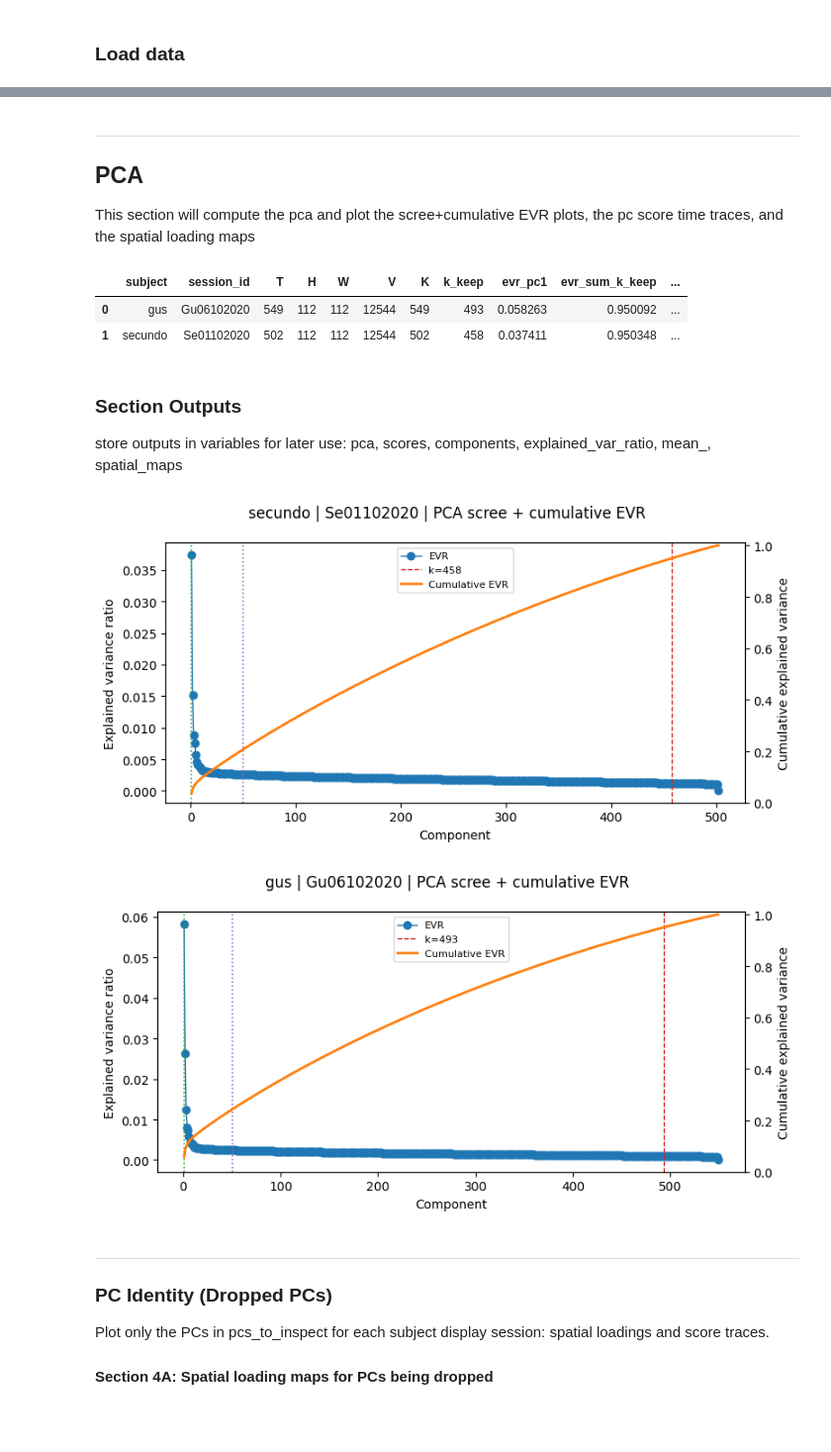
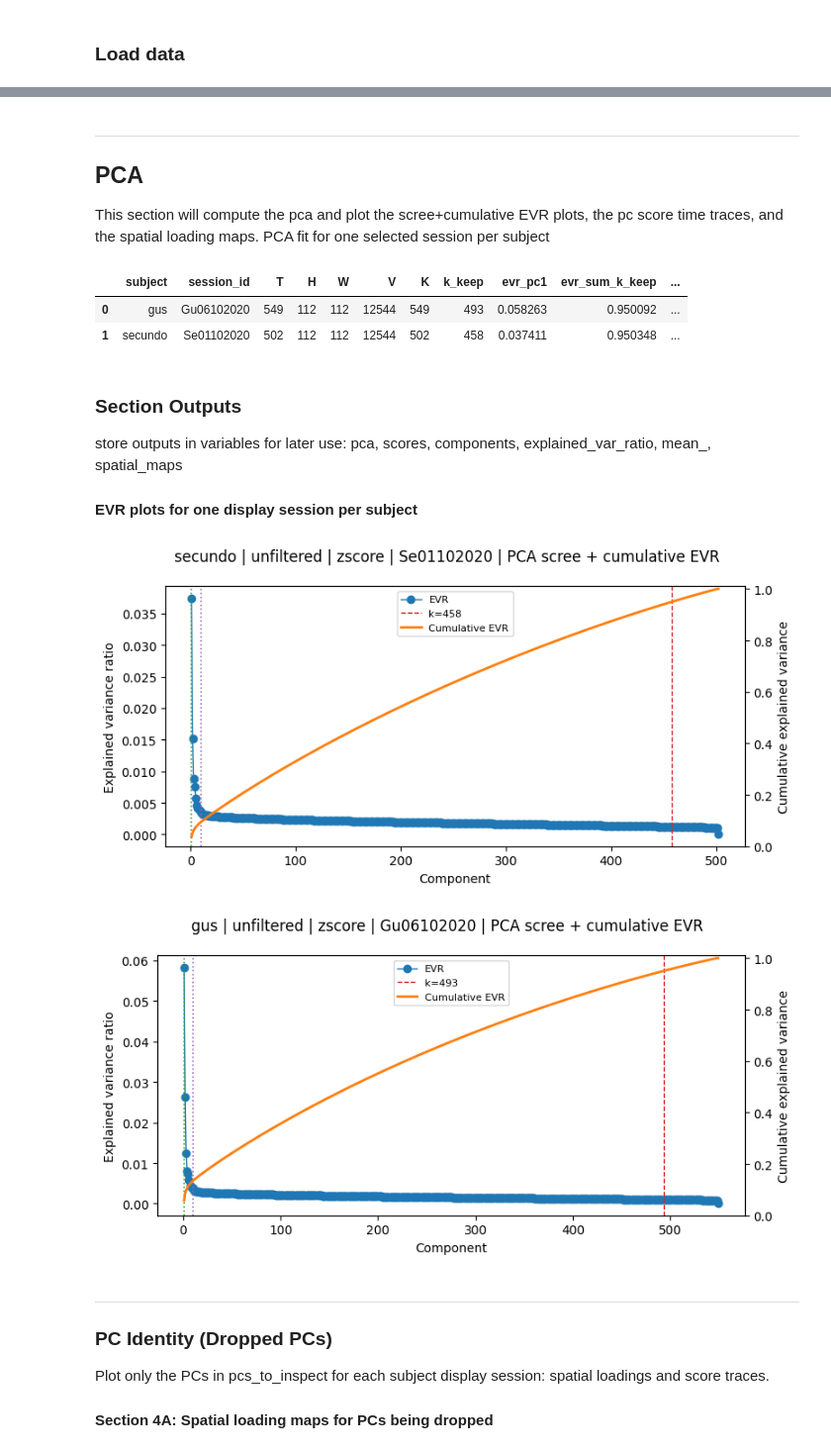
Before and after one commit to brynnhs/fUSPredict, a Jupyter notebook: code/2_exploratory_data_analysis/00_pca.ipynb, the cells around one changed output, grey strips where cells are left out. Shown at 99% size. Cells and saved outputs as stored; diff of their text form; code cells hidden in the pictures; blank space fills up the shorter version.

```diff
--- a/code/2_exploratory_data_analysis/00_pca.ipynb
+++ b/code/2_exploratory_data_analysis/00_pca.ipynb
@@ -126,11 +155,12 @@ Matplotlib backend: inline | mode=inline
 # %% [markdown]
 ### Load data
 # %%
-# Section 2: Load Data + Data Contract (all subjects, all sessions)
 sel = main_params["selection"]
-data_condition = str(sel["condition"])
-data_variant = str(sel["variant"])
-display_session_idx = int(sel["session_idx"])
+sample_cfg = main_params.get("sample_display", {})
+data_condition = str(sample_cfg.get("condition") or sel["condition"])
+data_variant = str(sample_cfg.get("variant") or sel["variant"])
+display_session_idx = int(sample_cfg.get("session_idx") if sample_cfg.get("session_idx") is not None else sel["session_idx"])
+print(f"Sample plot source -> condition={data_condition} | variant={data_variant} | session_idx={display_session_idx}")
 
 # Loads all sessions into memory (frames) for the chosen condition/variant.
 # Later plotting cells should only render one display session per subject.
@@ -277,5 +308,5 @@ Display baseline for next section: subject=secundo session=Se01102020 frames=(50
 # %% [markdown]
 ---
 ## PCA
-This section will compute the pca and plot the scree+cumulative EVR plots, the pc score time traces, and the spatial loading maps
+This section will compute the pca and plot the scree+cumulative EVR plots, the pc score time traces, and the spatial loading maps. PCA fit for one selected session per subject
 # %%
@@ -397,8 +427,9 @@ display(pca_summary_df)
 # %% [markdown]
 ### Section Outputs
 store outputs in variables for later use: pca, scores, components, explained_var_ratio, mean_, spatial_maps
+
+#### EVR plots for one display session per subject
 # %%
-# Section 3 (plots + outputs): EVR plots for one display session per subject
 SHOW_EVR_INLINE = True
 
 if SHOW_EVR_INLINE:
@@ -415,7 +446,7 @@ if SHOW_EVR_INLINE:
             r["evr"],
             r["evr_cum"],
             k_chosen=int(r["k_keep"]),
-            title=f"{subject} | {r['session_id']} | PCA scree + cumulative EVR",
+            title=f"{subject} | {data_condition} | {data_variant} | {r['session_id']} | PCA scree + cumulative EVR",
         )
 
         # Add reference lines for k_drop=1 and max tested k_drop when valid.
@@ -426,6 +457,10 @@ if SHOW_EVR_INLINE:
         if len(valid_k) > 0:
             ax.axvline(max(valid_k), color="tab:purple", ls=":", lw=1.2)
 
+        _save_fig(
+            fig,
+            f"{_slug(subject)}_{_slug(data_condition)}_{_slug(data_variant)}_{_slug(r['session_id'])}_pca_scree_evr.png",
+        )
         plt.show()
 
 # Backward-compatible aliases for downstream cells (first subject display session).
@@ -437,35 +472,35 @@ display_key = (str(first_subject), str(display_session_by_subject[first_subject]
 if display_key not in pca_results:
     raise RuntimeError(f"Display key missing in pca_results: {display_key}")
 
 _display_result = pca_results[display_key]
 
 pca = _display_result["pca_model"]
 scores = _display_result["scores"]
 components = _display_result["components"]
 explained_var_ratio = _display_result["evr"]
 mean_ = _display_result["mean_"]
 spatial_maps = _display_result["components_hw"]
 
 # Useful multi-session mappings for later sections.
 k_keep_by_session = {k: v["k_keep"] for k, v in pca_results.items()}
 valid_k_drop_by_session = {k: list(v["valid_k_drop"]) for k, v in pca_results.items()}
 
 section3_outputs = {
     "pca_results": pca_results,
     "pca_summary_df": pca_summary_df,
     "display_key": display_key,
     "k_keep_by_session": k_keep_by_session,
     "valid_k_drop_by_session": valid_k_drop_by_session,
     "pca": pca,
     "scores": scores,
     "components": components,
     "explained_var_ratio": explained_var_ratio,
     "mean_": mean_,
     "spatial_maps": spatial_maps,
 }
 # %% [output]
-[figure, old version]
+[figure, new version]
-[figure, old version]
+[figure, new version]
 # %% [markdown]
 ---
 ### PC Identity (Dropped PCs)
```
Also changed, not shown: parts of 28 cells of this notebook, 3 other files.
